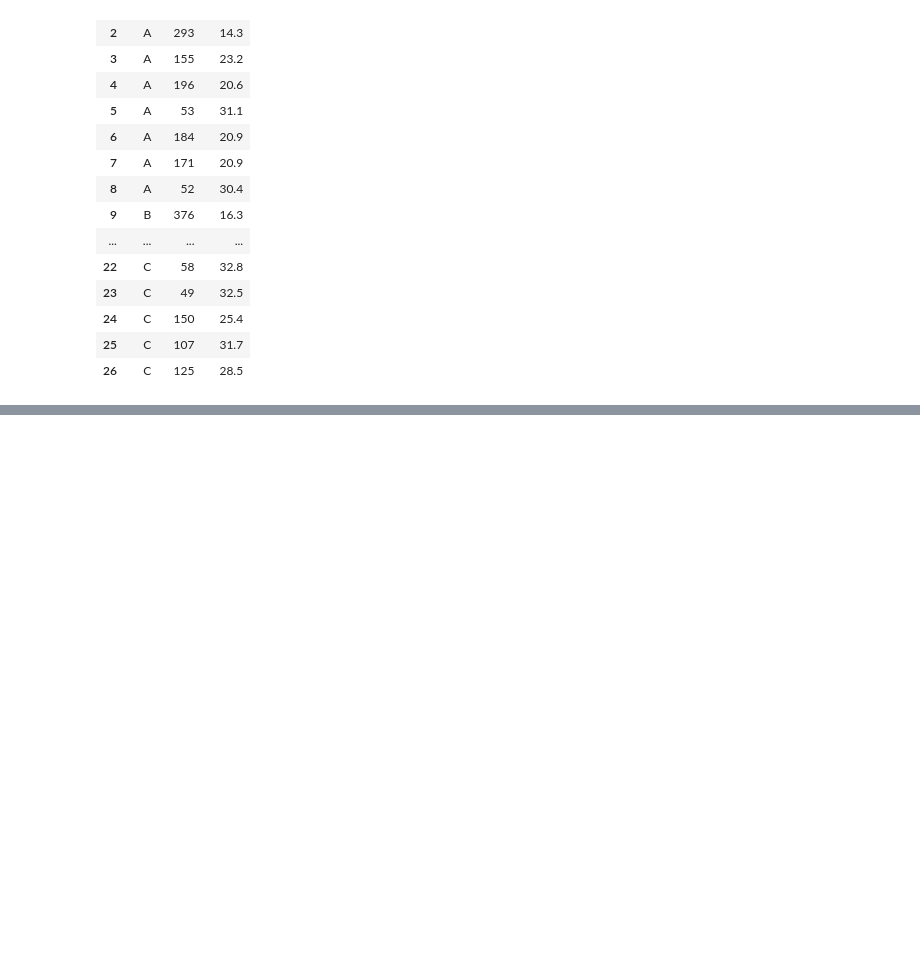
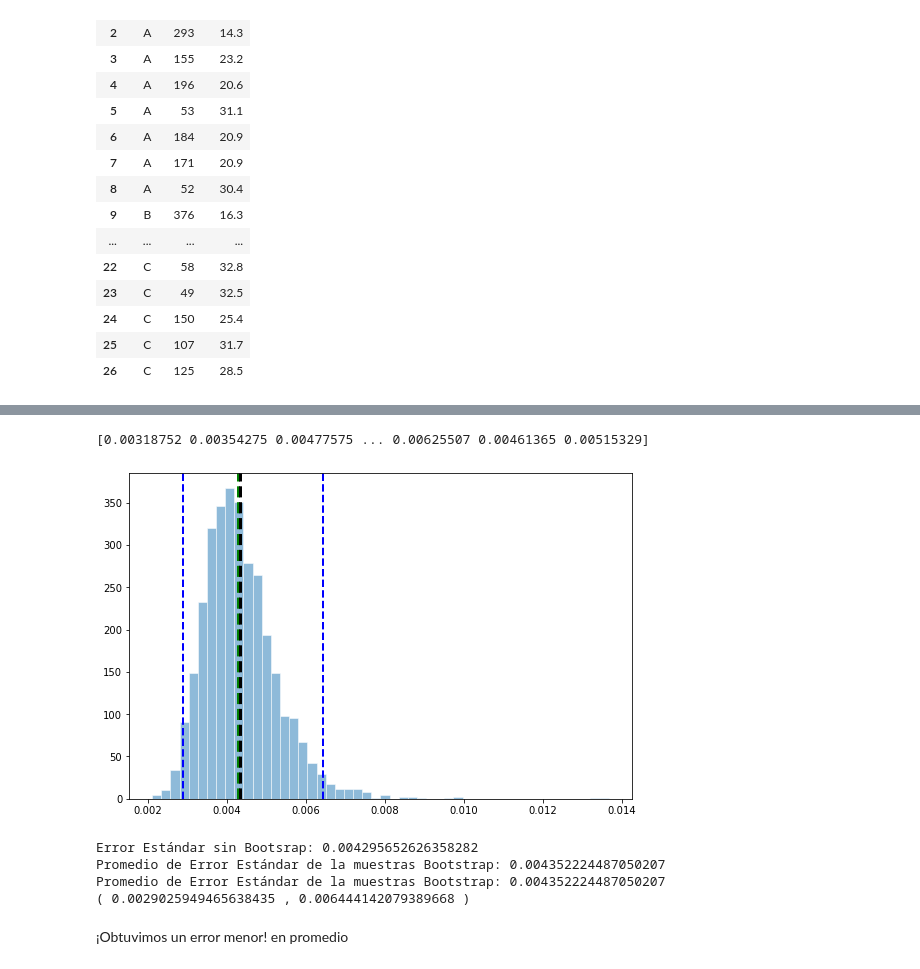
Before and after one commit to ArathReyes/Seminario-ML-DS, a Jupyter notebook: Tarea 1.ipynb, the cells around one changed output, grey strips where cells are left out. Saved outputs shown, nothing was run; the diff lists cells and outputs as text; code cells hidden in the pictures; blank space fills up the shorter version.

```diff
--- a/Tarea 1.ipynb
+++ b/Tarea 1.ipynb
@@ -285,0 +358,44 @@ bd_horm
+# %%
+#Seleccionamos aleatoriamente n=15 muestras
+sims_2=3200
+errores_2=np.zeros(sims_2)
+for  i in range(0,sims_2):
+    horm_random=bd_horm.sample(n=len(bd_horm[["horas"]]),replace=True)
+    X = horm_random[["horas"]]
+    y = horm_random[["monto"]]
+    reg.fit(X, y)
+    Y_pred = reg.predict(X)
+    y_estim=Y_pred.reshape(-1)
+    x=X.to_numpy().reshape(-1)
+    y_real=y.to_numpy()
+    y_real=y_real.reshape(-1)
+    n=len(y_real)
+    residual=y_real-y_estim
+    den=sum((x-np.mean(x))**2)
+    num=sum(residual**2)/(n)
+    err_reg=np.sqrt(num/den)
+    errores_2[i]=err_reg
+print(errores_2)
+# %% [output]
+[0.00318752 0.00354275 0.00477575 ... 0.00625507 0.00461365 0.00515329]
+# %%
+fig, ax = plt.subplots(figsize=(9,6))
+hist(errores_2,bins=50,alpha=0.5,edgecolor="white",label="Error estándar Boostrap")
+axvline(x=err_reg_completa,color='green', linestyle='--',linewidth=3,label="Error Estándar de b_1 con regresión$")
+axvline(x=np.mean(errores_2),color='black', linestyle='--',linewidth=3,label="Promedio error estándar de b_1 con  Boostrap$")
+
+axvline(percentile(errores_2,2.5),color="blue",linestyle="--",linewidth=2)
+axvline(percentile(errores_2,97.5),color="blue",linestyle="--",linewidth=2)
+show()
+print("Error Estándar sin Bootsrap:", err_reg_completa)
+print("Promedio de Error Estándar de la muestras Bootstrap:", np.mean(errores_2))
+print("Promedio de Error Estándar de la muestras Bootstrap:", np.mean(errores_2))
+print("(", percentile(errores_2,2.5),",",percentile(errores_2,97.5),")")
+# %% [output]
+[figure, added]
+Error Estándar sin Bootsrap: 0.004295652626358282
+Promedio de Error Estándar de la muestras Bootstrap: 0.004352224487050207
+Promedio de Error Estándar de la muestras Bootstrap: 0.004352224487050207
+( 0.0029025949465638435 , 0.006444142079389668 )
+# %% [markdown]
+¡Obtuvimos un error menor! en promedio
```
Also changed, not shown: parts of 20 cells of this notebook.
